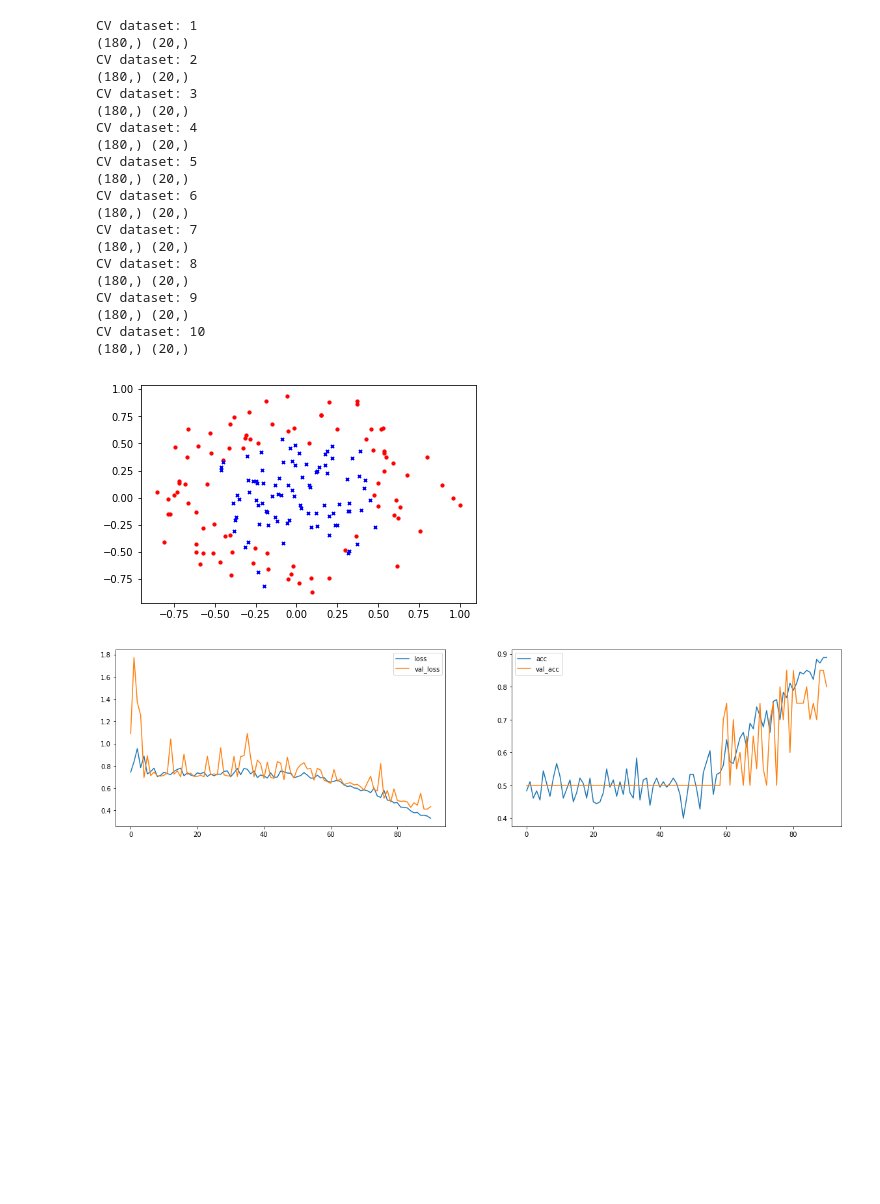
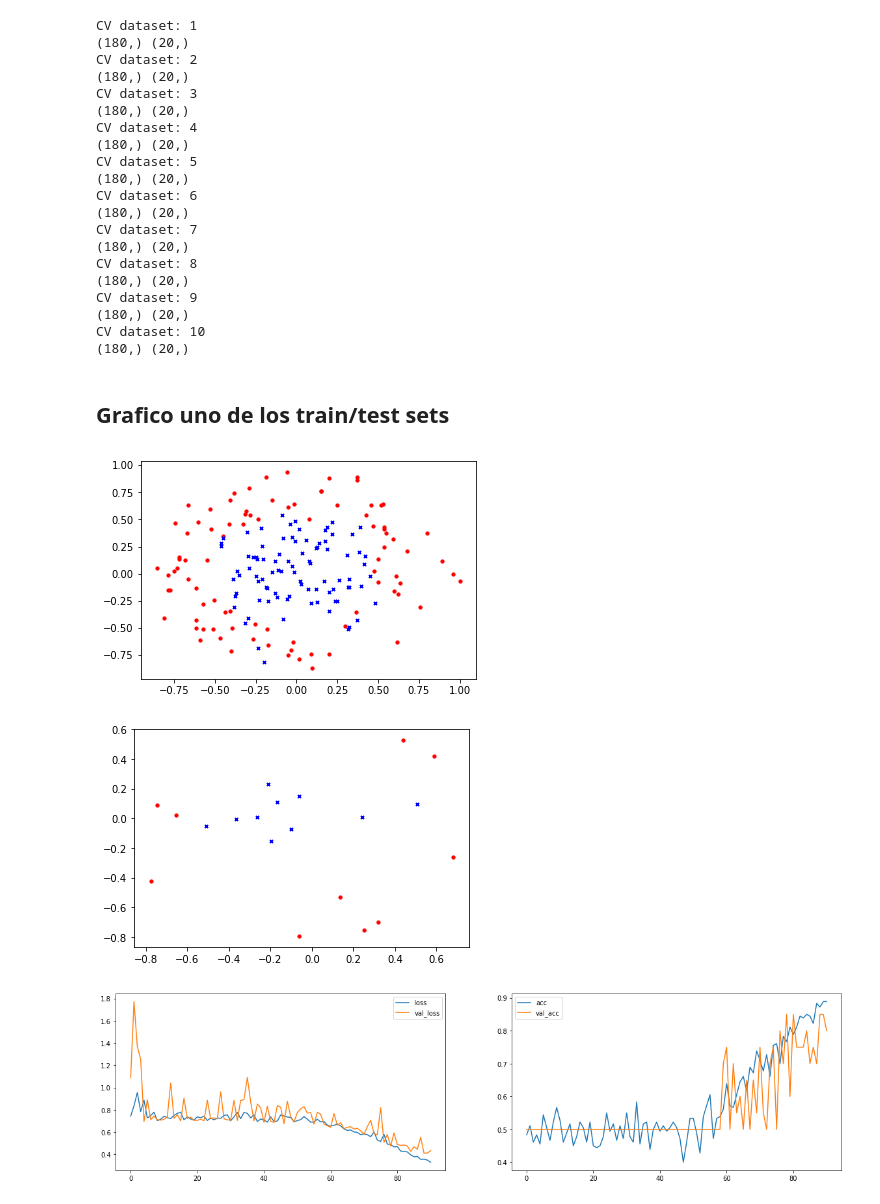
Before and after one commit to lab-ml-itba/4-Regularizacion, a Jupyter notebook: 2-Seleccion-de-modelo.ipynb, the cells around one changed output. Saved outputs shown, nothing was run; the diff lists cells and outputs as text; code cells hidden in the pictures; blank space fills up the shorter version.

```diff
--- a/2-Seleccion-de-modelo.ipynb
+++ b/2-Seleccion-de-modelo.ipynb
@@ -82,12 +85,17 @@ CV dataset: 9
 (180,) (20,)
 CV dataset: 10
 (180,) (20,)
+# %% [markdown]
+## Grafico uno de los train/test sets
 # %%
 idx = 2
 plot_it(training_sets[idx]['X_train'],training_sets[idx]['y_train'])
 plt.show()
+plot_it(training_sets[idx]['X_test'],training_sets[idx]['y_test'])
+plt.show()
 # %% [output]
 [figure]
+[figure, added]
 # %%
 idx = 1
 plot_losses = PlotLosses(plot_interval=10, evaluate_interval=None, x_val=training_sets[idx]['X_test'], y_val_categorical=training_sets[idx]['y_test'])
```
Also changed, not shown: parts of 4 cells of this notebook, 9 other files.
